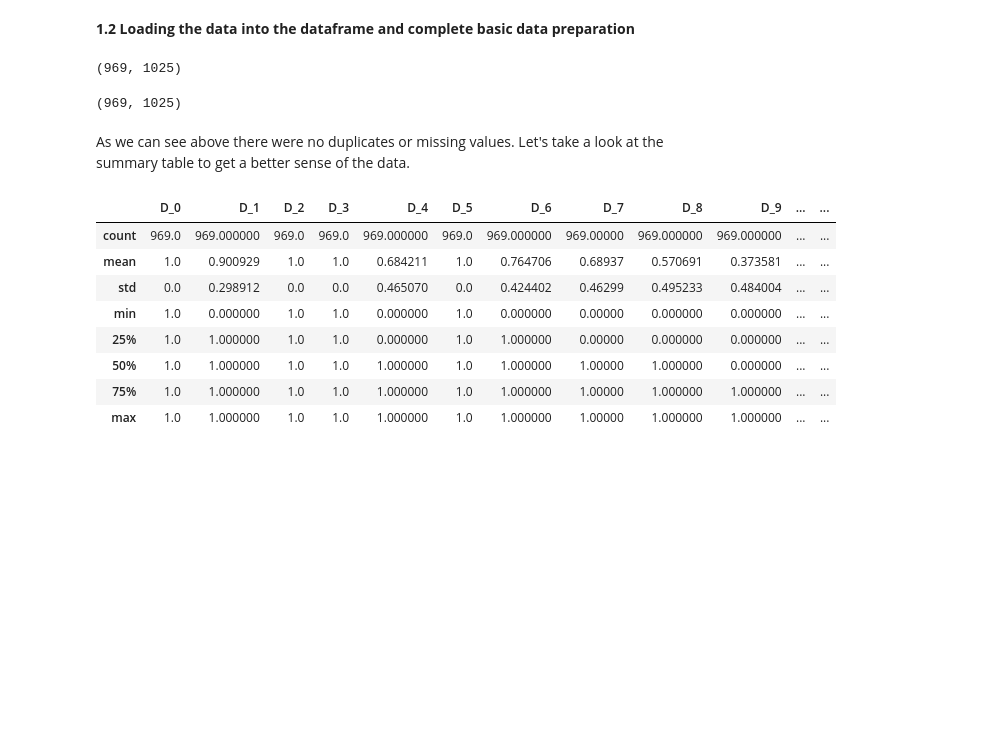
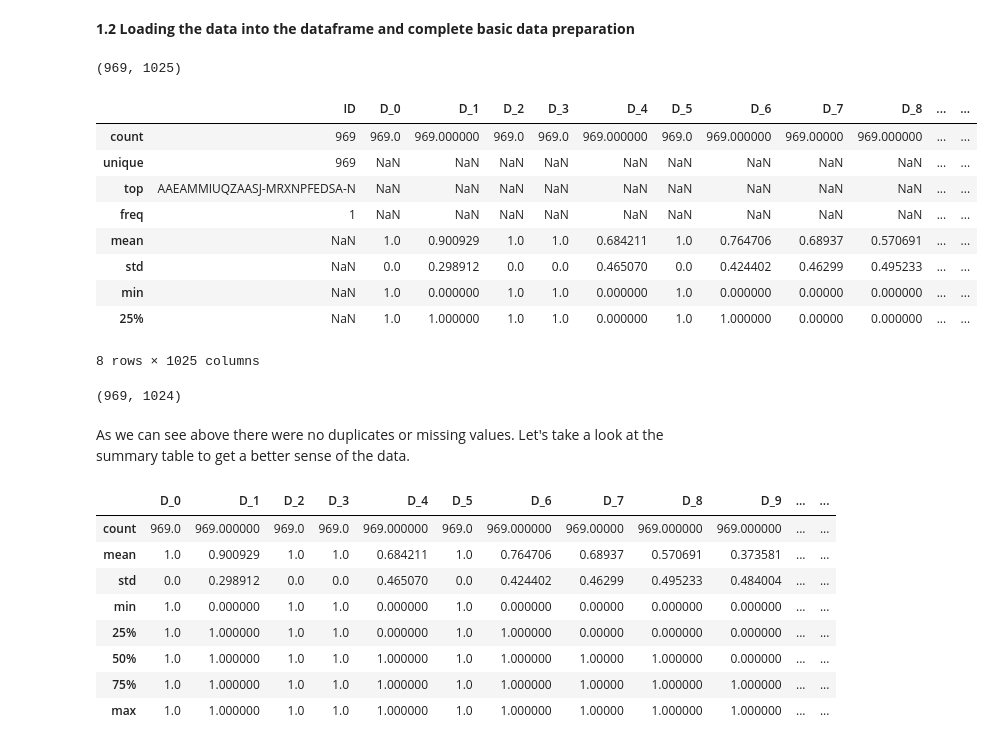
Before and after one commit to alicezil/38615-Lab-2, a Jupyter notebook: Clustering.ipynb, the cells around one changed output. Saved outputs shown, nothing was run; the diff lists cells and outputs as text; code cells hidden in the pictures; blank space fills up the shorter version.

```diff
--- a/Clustering.ipynb
+++ b/Clustering.ipynb
@@ -37,6 +47,20 @@ df = pd.read_csv("/content/Lab2_clustering_dataset.csv")
 df.shape
 # %% [output]
 (969, 1025)
+# %%
+df_summary = df.describe(include='all')
+df_summary.head(8)
+# %% [output]
+|  | ID | D_0 | D_1 | D_2 | D_3 | D_4 | D_5 | D_6 | D_7 | D_8 | ... | ... |
+| count | 969 | 969.0 | 969.000000 | 969.0 | 969.0 | 969.000000 | 969.0 | 969.000000 | 969.00000 | 969.000000 | ... | ... |
+| unique | 969 | NaN | NaN | NaN | NaN | NaN | NaN | NaN | NaN | NaN | ... | ... |
+| top | AAEAMMIUQZAASJ-MRXNPFEDSA-N | NaN | NaN | NaN | NaN | NaN | NaN | NaN | NaN | NaN | ... | ... |
+| freq | 1 | NaN | NaN | NaN | NaN | NaN | NaN | NaN | NaN | NaN | ... | ... |
+| mean | NaN | 1.0 | 0.900929 | 1.0 | 1.0 | 0.684211 | 1.0 | 0.764706 | 0.68937 | 0.570691 | ... | ... |
+| std | NaN | 0.0 | 0.298912 | 0.0 | 0.0 | 0.465070 | 0.0 | 0.424402 | 0.46299 | 0.495233 | ... | ... |
+| min | NaN | 1.0 | 0.000000 | 1.0 | 1.0 | 0.000000 | 1.0 | 0.000000 | 0.00000 | 0.000000 | ... | ... |
+| 25% | NaN | 1.0 | 1.000000 | 1.0 | 1.0 | 0.000000 | 1.0 | 1.000000 | 0.00000 | 0.000000 | ... | ... |
+8 rows × 1025 columns
 # %%
 # removing duplicate rows if there are any
 df = df.drop_duplicates()
@@ -44,9 +68,14 @@ df = df.drop_duplicates()
 # dropping the missing values
 df = df.dropna()
 
+# dropping the first column since it is simply a different value for each row
+# and therefore not useful for data analysis
+
+df = df.drop(['ID'], axis=1)
+
 df.shape
 # %% [output]
-(969, 1025)
+(969, 1024)
 # %% [markdown]
 As we can see above there were no duplicates or missing values. Let's take a look at the summary table to get a better sense of the data.
 # %%
```
Also changed, not shown: parts of 25 cells of this notebook.
